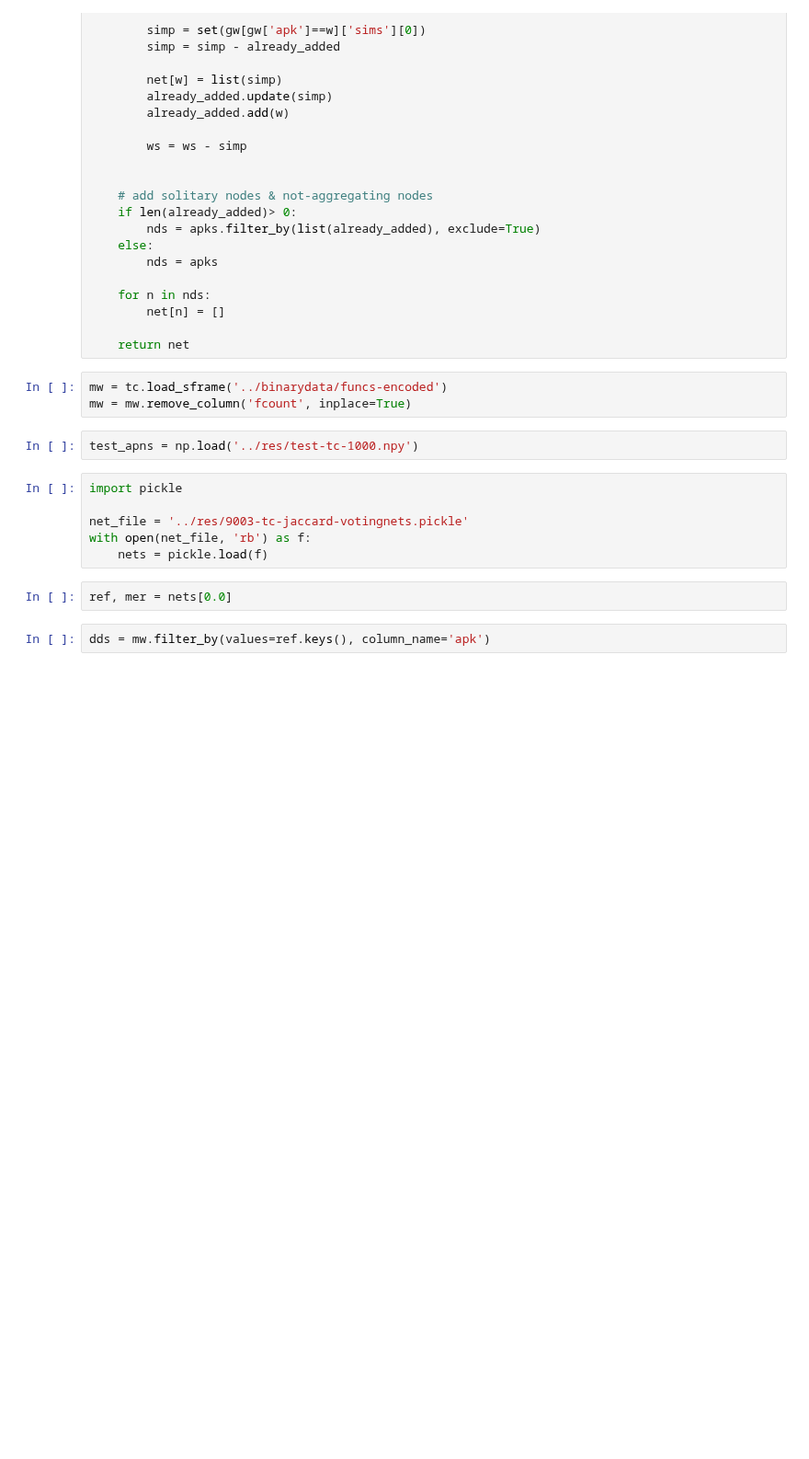
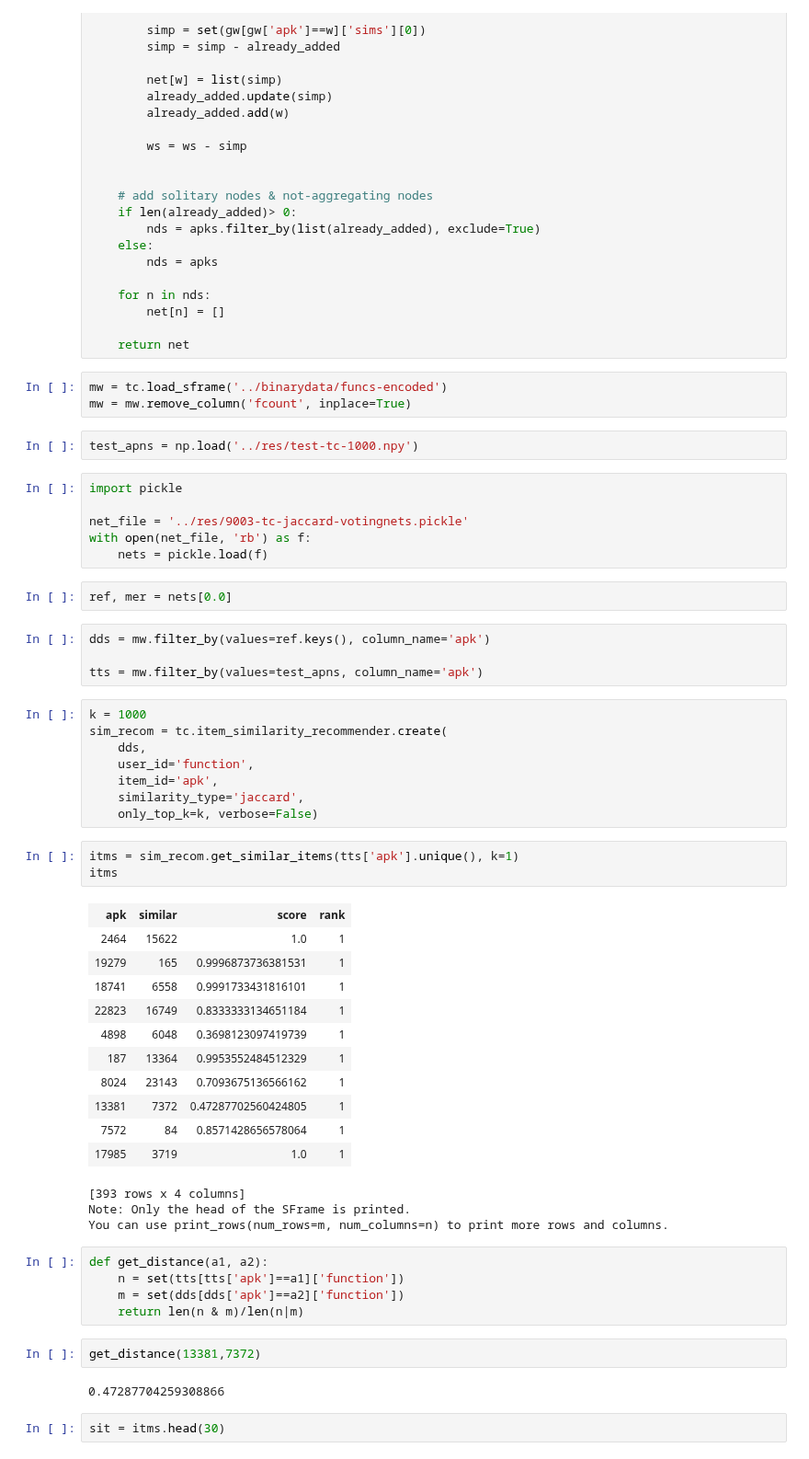
Before and after one commit to jrybicki-jsc/smms, a Jupyter notebook: graphla/netprediction.ipynb, the cells around one changed output. Shown at 92% size. Saved outputs shown, nothing was run; the diff lists cells and outputs as text; blank space fills up the shorter version.

```diff
--- a/graphla/netprediction.ipynb
+++ b/graphla/netprediction.ipynb
@@ -62,3 +64,42 @@ with open(net_file, 'rb') as f:
 ref, mer = nets[0.0]
 # %%
 dds = mw.filter_by(values=ref.keys(), column_name='apk')
+
+tts = mw.filter_by(values=test_apns, column_name='apk')
+# %%
+k = 1000
+sim_recom = tc.item_similarity_recommender.create(
+    dds,
+    user_id='function',
+    item_id='apk',
+    similarity_type='jaccard',
+    only_top_k=k, verbose=False)
+# %%
+itms = sim_recom.get_similar_items(tts['apk'].unique(), k=1)
+itms
+# %% [output]
+| apk | similar | score | rank |
+| 2464 | 15622 | 1.0 | 1 |
+| 19279 | 165 | 0.9996873736381531 | 1 |
+| 18741 | 6558 | 0.9991733431816101 | 1 |
+| 22823 | 16749 | 0.8333333134651184 | 1 |
+| 4898 | 6048 | 0.3698123097419739 | 1 |
+| 187 | 13364 | 0.9953552484512329 | 1 |
+| 8024 | 23143 | 0.7093675136566162 | 1 |
+| 13381 | 7372 | 0.47287702560424805 | 1 |
+| 7572 | 84 | 0.8571428656578064 | 1 |
+| 17985 | 3719 | 1.0 | 1 |
+[393 rows x 4 columns]
+Note: Only the head of the SFrame is printed.
+You can use print_rows(num_rows=m, num_columns=n) to print more rows and columns.
+# %%
+def get_distance(a1, a2):
+    n = set(tts[tts['apk']==a1]['function'])
+    m = set(dds[dds['apk']==a2]['function'])
+    return len(n & m)/len(n|m)
+# %%
+get_distance(13381,7372)
+# %% [output]
+0.47287704259308866
+# %%
+sit = itms.head(30)
```
Also changed, not shown: parts of 34 cells of this notebook, 1 other file.
